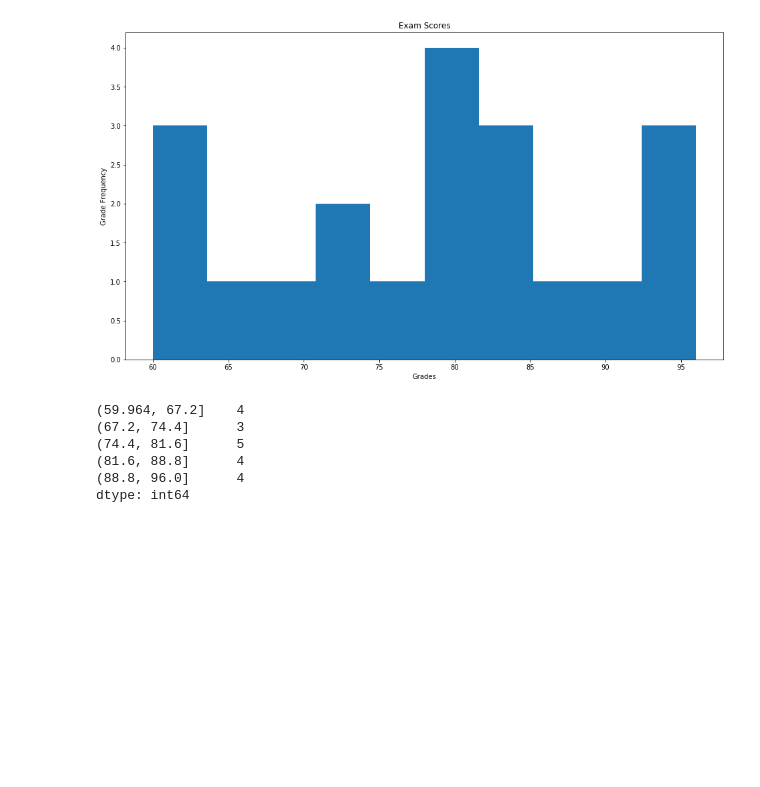
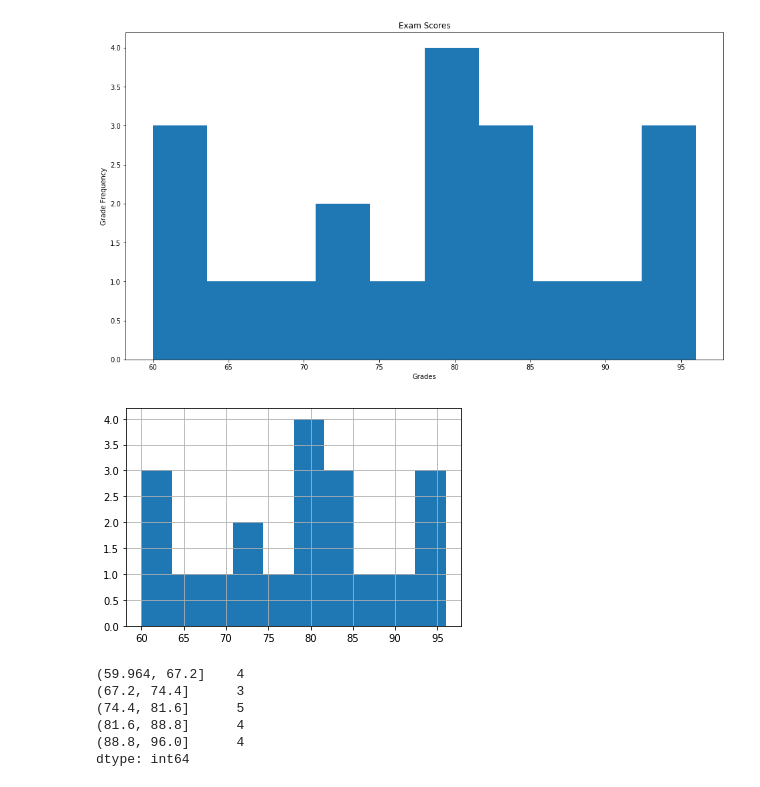
Before and after one commit to chasethompson/python-exercises, a Jupyter notebook: 4.8.4.2_pandas_series.ipynb, the cells around one changed output. Saved outputs shown, nothing was run; the diff lists cells and outputs as text; code cells hidden in the pictures; blank space fills up the shorter version.

```diff
--- a/4.8.4.2_pandas_series.ipynb
+++ b/4.8.4.2_pandas_series.ipynb
@@ -354,6 +397,10 @@ plt.ylabel("Grade Frequency")
 # %% [output]
 Text(0, 0.5, 'Grade Frequency')
 [figure]
+# %%
+x = exam_scores.hist()
+# %% [output]
+[figure, added]
 # %%
 pd.cut(exam_scores, 5).value_counts().sort_index()
 # %% [output]
```
Also changed, not shown: parts of 8 cells of this notebook, 1 other file.
